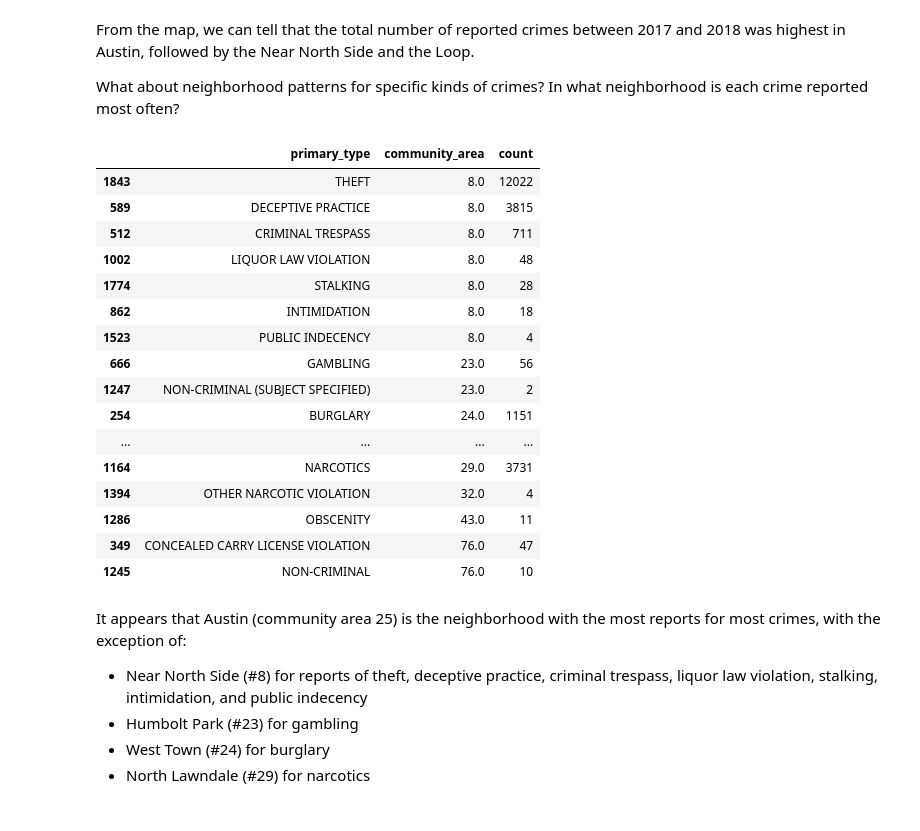
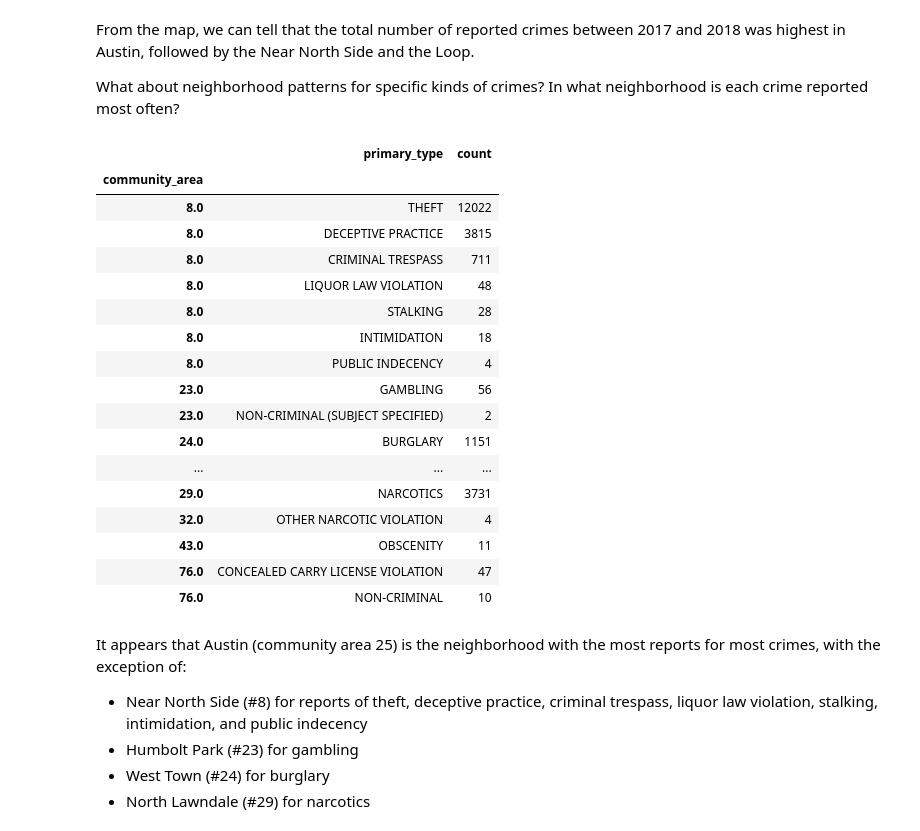
Before and after one commit to jtanwk/capp30254, a Jupyter notebook: HW1/Homework 1.ipynb, the cells around one changed output. Cells and saved outputs as stored; diff of their text form; code cells hidden in the pictures.

```diff
--- a/HW1/Homework 1.ipynb
+++ b/HW1/Homework 1.ipynb
@@ -191,32 +184,34 @@ What about neighborhood patterns for specific kinds of crimes? In what neighborh
 # %%
 crimes_by_cat_df = crime_df \
     .groupby(['primary_type', 'community_area']) \
     .size() \
     .reset_index() \
     .rename({0: 'count'}, axis='columns')
 
 # Code to filter by category with largest value adapted from
 # https://stackoverflow.com/questions/32459325/python-pandas-dataframe-select-row-by-max-value-in-group/32459442
 crimes_by_cat_df.loc[crimes_by_cat_df.groupby(['primary_type'])['count'].idxmax()] \
-    .sort_values(by=['community_area', 'count'], ascending=[True, False])
+    .sort_values(by=['community_area', 'count'], ascending=[True, False]) \
+    .set_index(keys='community_area')
 # %% [output]
-|  | primary_type | community_area | count |
-| 1843 | THEFT | 8.0 | 12022 |
-| 589 | DECEPTIVE PRACTICE | 8.0 | 3815 |
-| 512 | CRIMINAL TRESPASS | 8.0 | 711 |
-| 1002 | LIQUOR LAW VIOLATION | 8.0 | 48 |
-| 1774 | STALKING | 8.0 | 28 |
-| 862 | INTIMIDATION | 8.0 | 18 |
-| 1523 | PUBLIC INDECENCY | 8.0 | 4 |
-| 666 | GAMBLING | 23.0 | 56 |
-| 1247 | NON-CRIMINAL (SUBJECT SPECIFIED) | 23.0 | 2 |
-| 254 | BURGLARY | 24.0 | 1151 |
-| ... | ... | ... | ... |
-| 1164 | NARCOTICS | 29.0 | 3731 |
-| 1394 | OTHER NARCOTIC VIOLATION | 32.0 | 4 |
-| 1286 | OBSCENITY | 43.0 | 11 |
-| 349 | CONCEALED CARRY LICENSE VIOLATION | 76.0 | 47 |
-| 1245 | NON-CRIMINAL | 76.0 | 10 |
+|  | primary_type | count |
+| community_area |  |  |
+| 8.0 | THEFT | 12022 |
+| 8.0 | DECEPTIVE PRACTICE | 3815 |
+| 8.0 | CRIMINAL TRESPASS | 711 |
+| 8.0 | LIQUOR LAW VIOLATION | 48 |
+| 8.0 | STALKING | 28 |
+| 8.0 | INTIMIDATION | 18 |
+| 8.0 | PUBLIC INDECENCY | 4 |
+| 23.0 | GAMBLING | 56 |
+| 23.0 | NON-CRIMINAL (SUBJECT SPECIFIED) | 2 |
+| 24.0 | BURGLARY | 1151 |
+| ... | ... | ... |
+| 29.0 | NARCOTICS | 3731 |
+| 32.0 | OTHER NARCOTIC VIOLATION | 4 |
+| 43.0 | OBSCENITY | 11 |
+| 76.0 | CONCEALED CARRY LICENSE VIOLATION | 47 |
+| 76.0 | NON-CRIMINAL | 10 |
 # %% [markdown]
 It appears that Austin (community area 25) is the neighborhood with the most reports for most crimes, with the exception of:
 - Near North Side (#8) for reports of theft, deceptive practice, criminal trespass, liquor law violation, stalking, intimidation, and public indecency
```
Also changed, not shown: parts of 27 cells of this notebook.
